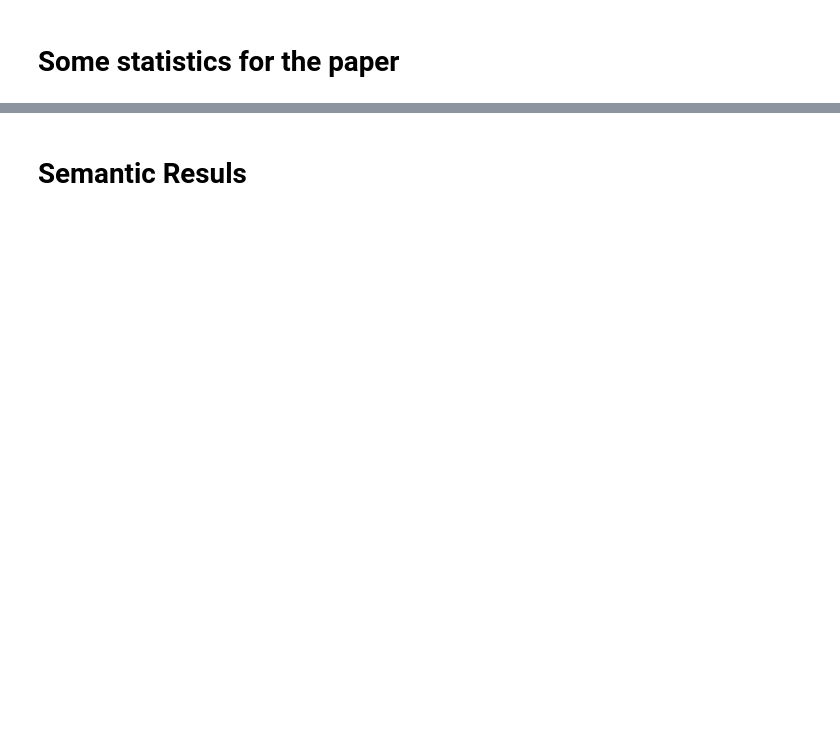
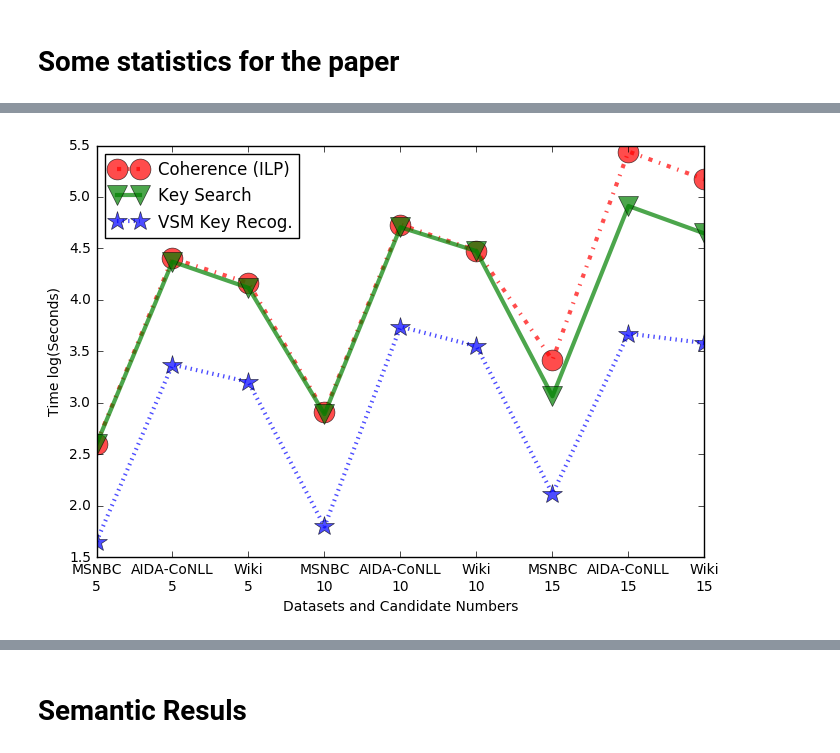
Before and after one commit to mozhgans/wikisim, a Jupyter notebook: wsd/codepieces.ipynb, the cells around one changed output, grey strips where cells are left out. Cells and saved outputs as stored; diff of their text form; code cells hidden in the pictures; blank space fills up the shorter version.

```diff
--- a/wsd/codepieces.ipynb
+++ b/wsd/codepieces.ipynb
@@ -116,10 +231,10 @@ df5
 # %%
 if table_no==1:
     grouped = df5.groupby(['max_t','method'])
-if table_no in [2,3,4]:
+if table_no in [0,2,3]:
     grouped = df5.groupby(['max_t','op_method'])
 #grouped.get_group((5,'ams'))
 # %%
 for g in grouped.groups:
     print grouped.get_group(g)
-    break
+    print '----------------------'
@@ -170,10 +414,13 @@ midf
 # %%
 x=pd.Series()
 y=pd.Series()
+z=pd.Series()
 l=[]
-for i in midf.index.levels[0]:
-        x=x.append(midf.loc[(i,'ilp')])
-        y=y.append(midf.loc[(i,'context4_4')])
-        l += [c+'\n'+str(i) for c in midf.columns]
+for i in midf_plot.index.levels[0]:
+        x=x.append(midf_plot.loc[(i,'ilp')])
+        y=y.append(midf_plot.loc[(i,'keyq')])
+        z=z.append(midf_plot.loc[(i,'context')])
+        l += [c+'\n'+str(i) for c in midf_plot.columns]
 x=x.values
 y=y.values
+z=z.values
@@ -182,3 +427,46 @@ l
+# %%
+import numpy as np
+x=np.log10(x)
+y=np.log10(y)
+z=np.log10(z)
+# %%
+import numpy as np
+import matplotlib.pyplot as plt
+%matplotlib inline
+
+plt.figure(num=None, figsize=(7, 5), dpi=80, facecolor='w', edgecolor='k')
+
+index = np.arange(len(x))
+bar_width = 0.45
+
+opacity = 0.4
+error_config = {'ecolor': '0.3'}
+
+plt.plot(index, x, '-.o',  ms=15, lw=3,alpha=0.7, color='red', label='Coherence (ILP)')
+plt.plot(index, y, '-v', ms=15, lw=3,alpha=0.7, color='green', label='Key Search')
+plt.plot(index, z, ':*', ms=15, lw=3,alpha=0.7, color='blue', label='VSM Key Recog.')
+
+plt.xlabel('Datasets and Candidate Numbers')
+plt.ylabel('Time log(Seconds)')
+
+
+# l1=["MSNBC", "AQUAINT", "KORE","AIDA-CoNLL","Wiki"]*3
+# l2=['5']*5+['10']*5+['15']*5
+
+l1=["MSNBC","AIDA-CoNLL","Wiki"]*3
+l2=['5']*3+['10']*3+['15']*3
+
+
+labels = [r+"\n"+s for r,s in zip(l1,l2)]
+plt.xticks(np.arange(len(x)),labels)
+plt.legend()
+
+plt.tight_layout()
+plt.legend(loc=2)
+plt.savefig('timebarlog.eps')
+plt.show()
+# %% [output]
+[figure, added]
 # %%
 import numpy as np
 import matplotlib.pyplot as plt
```
Also changed, not shown: parts of 39 cells of this notebook, 18 other files.
